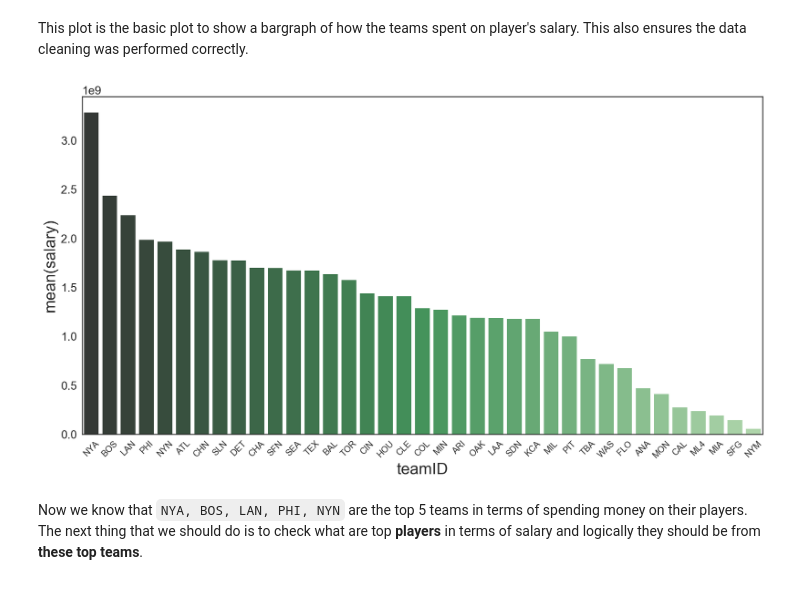
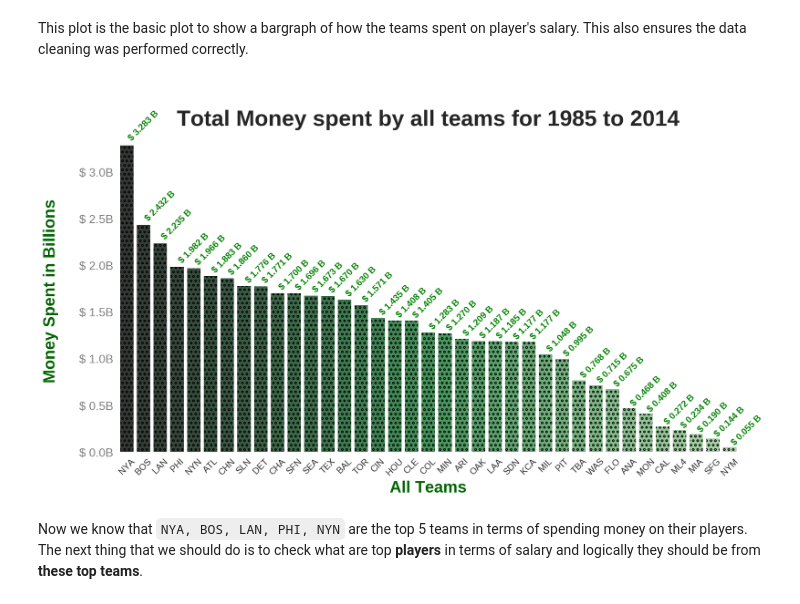
Before and after one commit to MayukhSobo/BaseBall, a Jupyter notebook: src/Baseball.ipynb, the cells around one changed output. Drawn from its saved outputs; the diff is of its cells as text; code cells hidden in the pictures.

```diff
--- a/src/Baseball.ipynb
+++ b/src/Baseball.ipynb
@@ -77,19 +77,45 @@ This plot is the basic plot to show a bargraph of how the teams spent on player'
 # %%
 ###### First we want to see how teams invested in their player #########
 
 ##### Clean and extract the fields we require #########
 plt_data = data_1.groupby('teamID', as_index=False)['salary'].sum()
 plt_data.sort_values(['salary'], ascending=False, inplace=True)
 plt_data = plt_data.reset_index().drop('index', axis=1)
 # display(plt_data)
 ########################################################
 #~~~~~~~~~~~~~~~  NOW PLOT THE DATA ~~~~~~~~~~~~~~~~~~#
-ax = sns.barplot(x="teamID", y="salary", data=plt_data, palette="Greens_d")
+ax = sns.barplot(x="teamID", y="salary", data=plt_data, palette="Greens_d",
+                hatch='oo')
 locs, labels = plt.xticks()
+
+ax.set_xlabel('All Teams',
+              {'weight': 'bold', 'fontsize': 22,
+              'color':'darkgreen'})
+ax.set_ylabel('Money Spent in Billions\n',
+              {'weight': 'bold', 'fontsize': 22,
+              'color':'darkgreen'})
+sns.despine(left=True, bottom=True)
+
+ticks = ax.get_yticks() / 1000000000
+ticks = [*map(str, ticks)]
+ticks = [*map(lambda e: '$ ' + e + 'B', ticks)]
+ax.set_yticklabels(ticks,
+                   {'fontsize': 16, 'color':'grey'})
+
+ax.set_title("\nTotal Money spent by all teams for 1985 to 2014",
+             {'weight': 'bold', 'fontsize': 30})
+
 plt.setp(labels, rotation=45)
+for p in ax.patches:
+    height = p.get_height()
+    ax.text(p.get_x() + p.get_width()/2., 1.01*height,
+                '$ %.3f B' % (height / 1000000000),
+                ha='left', va='bottom',
+                weight='bold', color='green',
+                size=12, rotation=45)
 plt.show()
 # %% [output]
-[figure, old version]
+[figure, new version]
 # %% [markdown]
 Now we know that `NYA, BOS, LAN, PHI, NYN` are the top 5 teams in terms of spending money on their players. The next thing that we should do is to check what are top **players** in terms of salary and logically they should be from **these top teams**.
 # %% [markdown]
```
Also changed, not shown: parts of 8 cells of this notebook.
